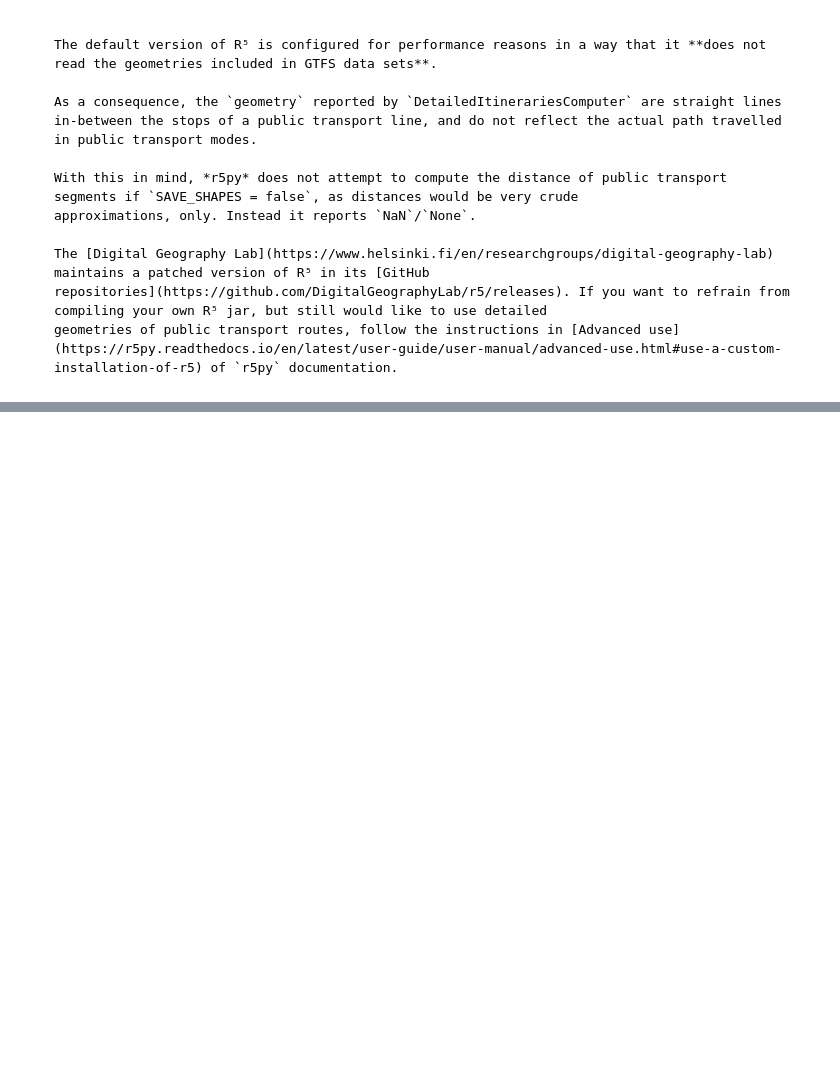
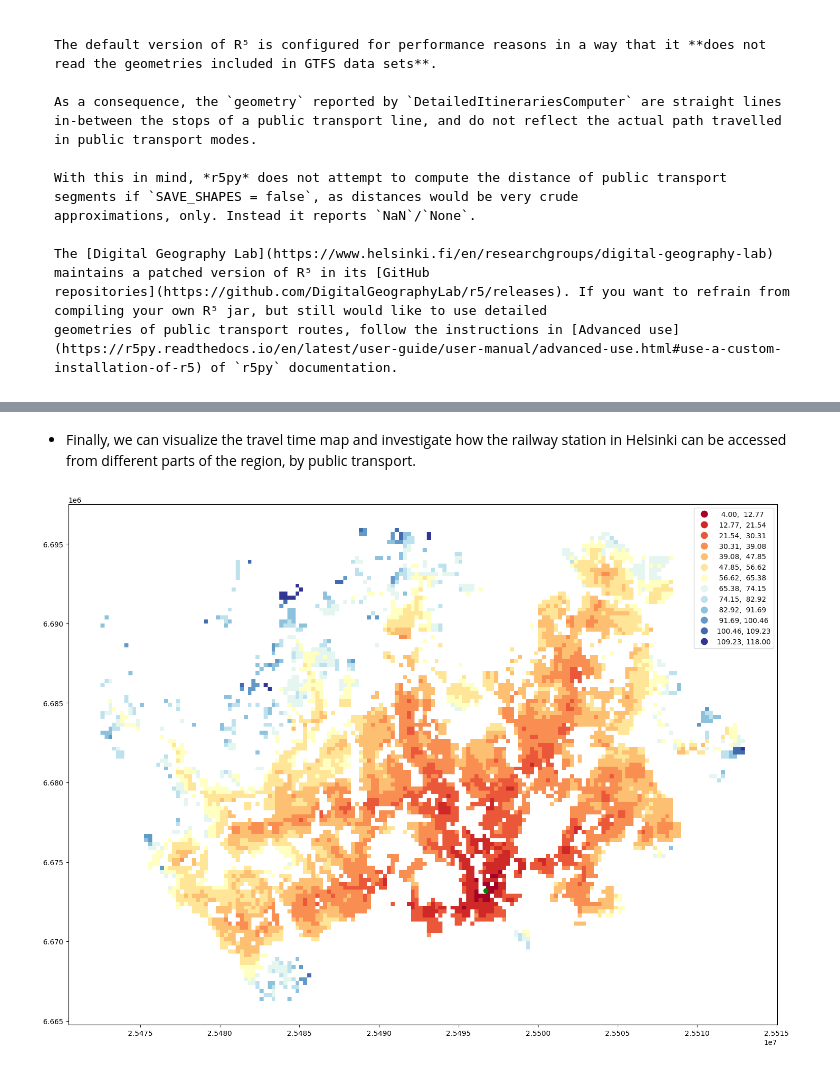
Before and after one commit to HTenkanen/mobility-course, a Jupyter notebook: source/lessons/L2/r5py_demo.ipynb, the cells around one changed output, grey strips where cells are left out. Cells and saved outputs as stored; diff of their text form; code cells hidden in the pictures; blank space fills up the shorter version.

```diff
--- a/source/lessons/L2/r5py_demo.ipynb
+++ b/source/lessons/L2/r5py_demo.ipynb
@@ -493,0 +542,10 @@ geometries of public transport routes, follow the instructions in [Advanced use]
+# %%
+import osmnx as ox
+from shapely.geometry import Point
+
+# Find coordinates of the central railway station of Helsinki
+lat, lon = ox.geocode("Rautatieasema, Helsinki")
+
+# Create a GeoDataFrame out of the coordinates
+station = gpd.GeoDataFrame({"geometry": [Point(lon, lat)], "name": "Helsinki Railway station", "id": [0]}, index=[0], crs="epsg:4326")
+station.explore(max_zoom=13, color="red", marker_kwds={"radius": 12})
@@ -493,0 +556,13 @@ geometries of public transport routes, follow the instructions in [Advanced use]
+# %%
+import datetime
+from r5py import TransportNetwork, TravelTimeMatrixComputer, TransportMode
+
+# Filepath to OSM data
+osm_fp = "data/Helsinki/Helsinki.osm.pbf"
+
+transport_network = TransportNetwork(
+    osm_fp,
+    [
+        "data/Helsinki/GTFS_Helsinki.zip"
+    ]
+)
@@ -493,0 +571,9 @@ geometries of public transport routes, follow the instructions in [Advanced use]
+# %%
+travel_time_matrix_computer = TravelTimeMatrixComputer(
+    transport_network,
+    origins=station,
+    destinations=points,
+    departure=datetime.datetime(2022,8,15,8,30),
+    transport_modes=[TransportMode.TRANSIT, TransportMode.WALK],
+)
+travel_time_matrix = travel_time_matrix_computer.compute_travel_times()
@@ -493,0 +591,3 @@ geometries of public transport routes, follow the instructions in [Advanced use]
+# %%
+geo = pop_grid.merge(travel_time_matrix, left_on="id", right_on="to_id")
+geo.head()
@@ -493,0 +601,7 @@ geometries of public transport routes, follow the instructions in [Advanced use]
+# %% [markdown]
+- Finally, we can visualize the travel time map and investigate how the railway station in Helsinki can be accessed from different parts of the region, by public transport.
+# %%
+ax = geo.plot(column="travel_time", cmap="RdYlBu", scheme="equal_interval", k=13, legend=True, figsize=(18,18))
+ax = station.to_crs(crs=geo.crs).plot(ax=ax, color="green", markersize=40)
+# %% [output]
+[figure, added]
```
Also changed, not shown: parts of 44 cells of this notebook.
